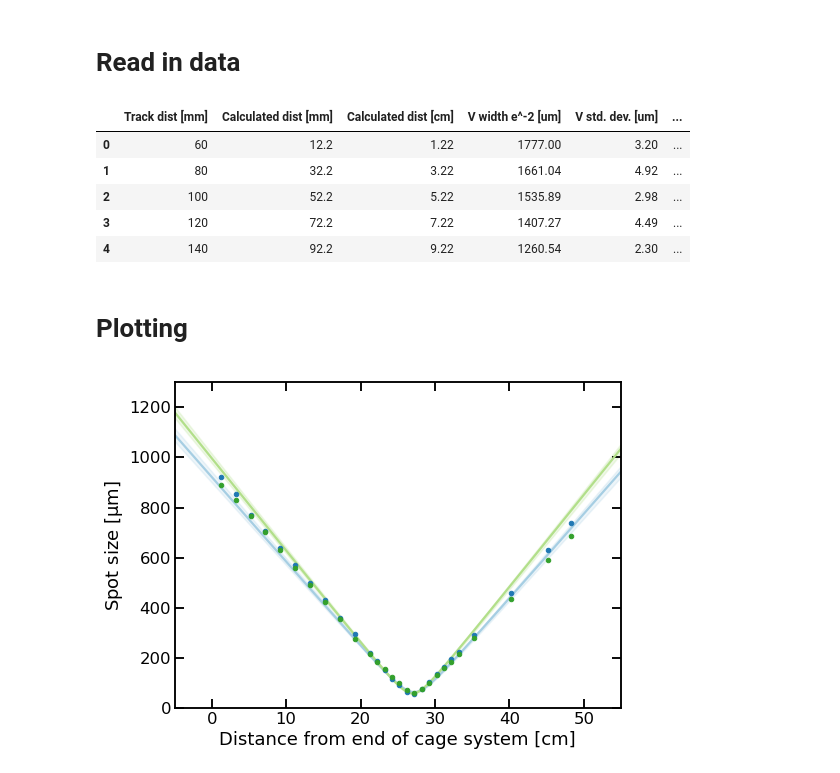
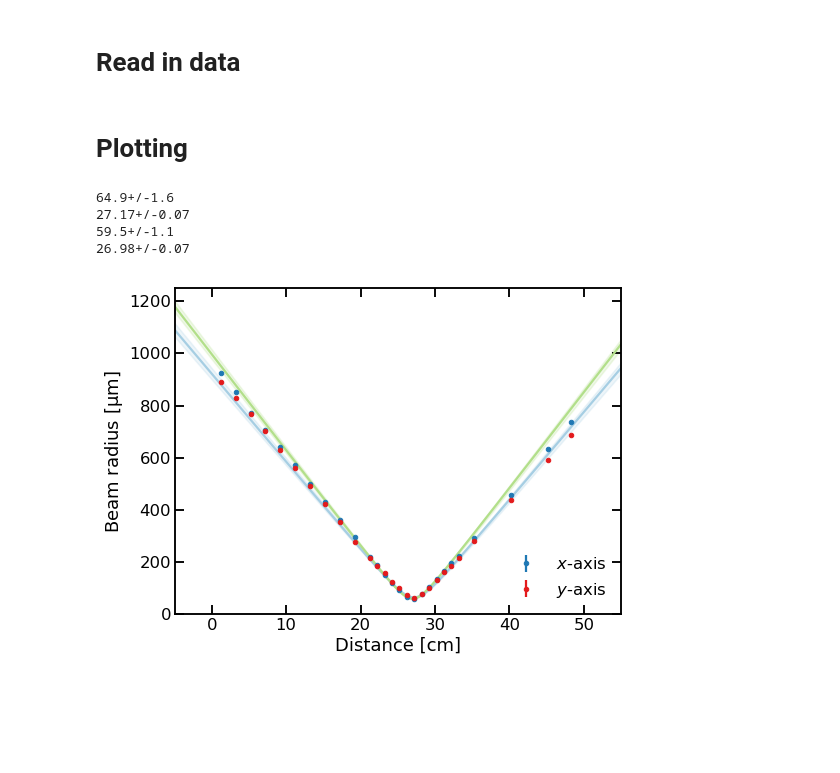
Before and after one commit to rogding/phd_thesis, a Jupyter notebook: chapters/magic_trap/dimple_setup/dimple_profile.ipynb, the cells around one changed output. Drawn from its saved outputs; the diff is of its cells as text; code cells hidden in the pictures; blank space fills up the shorter version.

Commit message:
Working on figures for 84Sr magic dimple

```diff
--- a/chapters/magic_trap/dimple_setup/dimple_profile.ipynb
+++ b/chapters/magic_trap/dimple_setup/dimple_profile.ipynb
@@ -29,14 +34,6 @@ def waist_z(z, z0, w0):
 # Read in data
 # %%
 data = pd.read_excel('dimple_profile.xlsx')
-data.head()
-# %% [output]
-|  | Track dist [mm] | Calculated dist [mm] | Calculated dist [cm] | V width e^-2 [um] | V std. dev. [um] | ... |
-| 0 | 60 | 12.2 | 1.22 | 1777.00 | 3.20 | ... |
-| 1 | 80 | 32.2 | 3.22 | 1661.04 | 4.92 | ... |
-| 2 | 100 | 52.2 | 5.22 | 1535.89 | 2.98 | ... |
-| 3 | 120 | 72.2 | 7.22 | 1407.27 | 4.49 | ... |
-| 4 | 140 | 92.2 | 9.22 | 1260.54 | 2.30 | ... |
 # %% [markdown]
 # Plotting
 # %%
@@ -58,6 +55,17 @@ wy_fit = waist_z(z_fit, z0y, w0y)
 z_fit = z_fit*100 # [cm]
 wx_fit = wx_fit*1E6 # [um]
 wy_fit = wy_fit*1E6 # [um]
+
+print(w0x*1E6)
+print(z0x*100)
+
+print(w0y*1E6)
+print(z0y*100)
+# %% [output]
+64.9+/-1.6
+27.17+/-0.07
+59.5+/-1.1
+26.98+/-0.07
 # %%
 # Data plot options
 data_kwargs = {'fmt':'.'}
@@ -71,38 +79,44 @@ wy = unumpy.uarray(data['V width e^-2 [um]'], data['V std. dev. [um]'])/2 # Radi
 plt.figure(figsize=(8,6))
 
 plt.errorbar(z, unumpy.nominal_values(wx), yerr=unumpy.std_devs(wx), **data_kwargs,
-             color=sns.color_palette("Paired")[1])
+             color=sns.color_palette("Paired")[1],
+             label=r'$x$-axis')
 plt.errorbar(z, unumpy.nominal_values(wy), yerr=unumpy.std_devs(wy), **data_kwargs,
-             color=sns.color_palette("Paired")[3])
+             color=sns.color_palette("Paired")[5],
+             label=r'$y$-axis')
 
 
 plt.plot(z_fit, unumpy.nominal_values(wx_fit), color=sns.color_palette("Paired")[0])
 plt.fill_between(z_fit,
                  unumpy.nominal_values(wx_fit) + unumpy.std_devs(wx_fit),
                  unumpy.nominal_values(wx_fit) - unumpy.std_devs(wx_fit),
                  alpha=0.2,
                  color=sns.color_palette("Paired")[0])
 
 plt.plot(z_fit, unumpy.nominal_values(wy_fit), color=sns.color_palette("Paired")[2])
 plt.fill_between(z_fit,
                  unumpy.nominal_values(wy_fit) + unumpy.std_devs(wy_fit),
                  unumpy.nominal_values(wy_fit) - unumpy.std_devs(wy_fit),
                  alpha=0.2,
                  color=sns.color_palette("Paired")[2])
 
 # Tick settings
 plt.gca().xaxis.set_ticks_position('both')
 plt.gca().yaxis.set_ticks_position('both')
 plt.gca().tick_params(axis='both',direction='in')
 
 # Axis limits
 plt.xlim(-5,55)
-plt.ylim(0, 1300)
+plt.ylim(0, 1250)
 
 # Axes labels
-plt.xlabel(r'Distance from end of cage system [cm]')
-plt.ylabel(r'Spot size [$\rm{{\mu}m}$]')
+#plt.xlabel(r'Distance from end of cage system [cm]')
+plt.xlabel(r'Distance [cm]')
+plt.ylabel(r'Beam radius [$\rm{{\mu}m}$]')
 
+plt.legend(loc='lower right', frameon=False)
+
+plt.savefig('dimple_profile.svg', bbox_inches='tight')
 plt.show()
 # %% [output]
-[figure, old version]
+[figure, new version]
```
Also changed, not shown: parts of 1 cell of this notebook, 7 other files.
